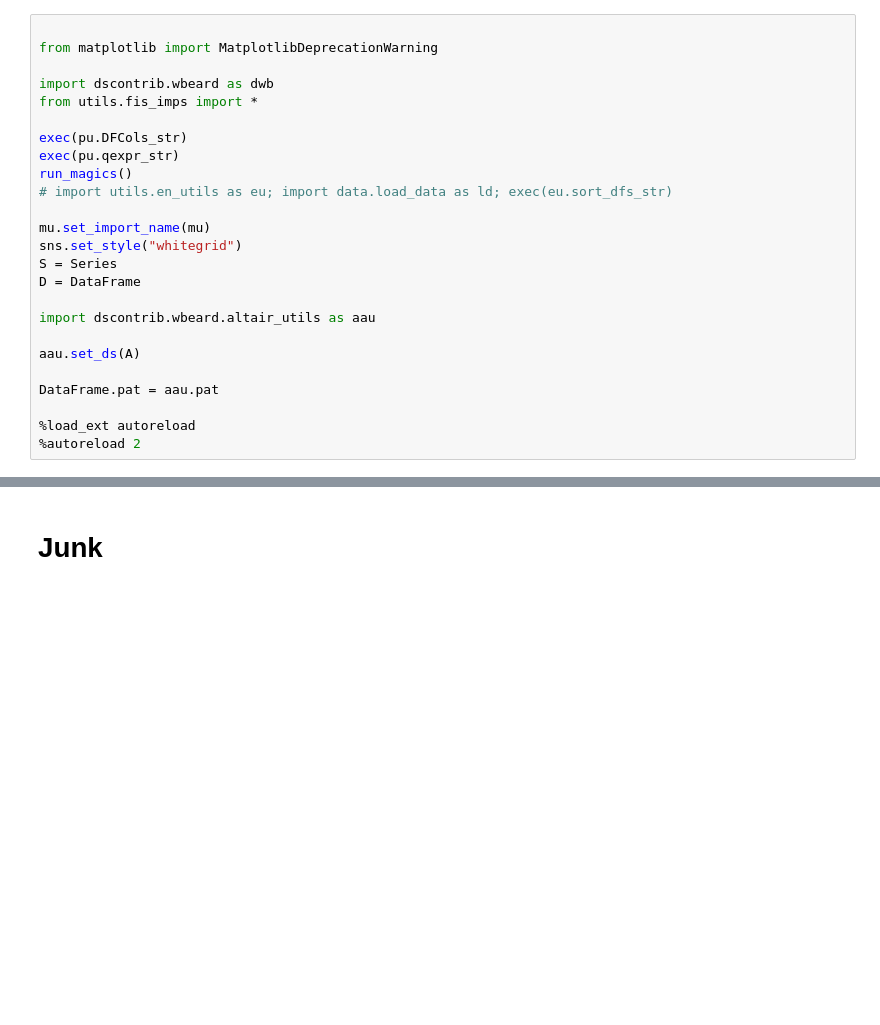
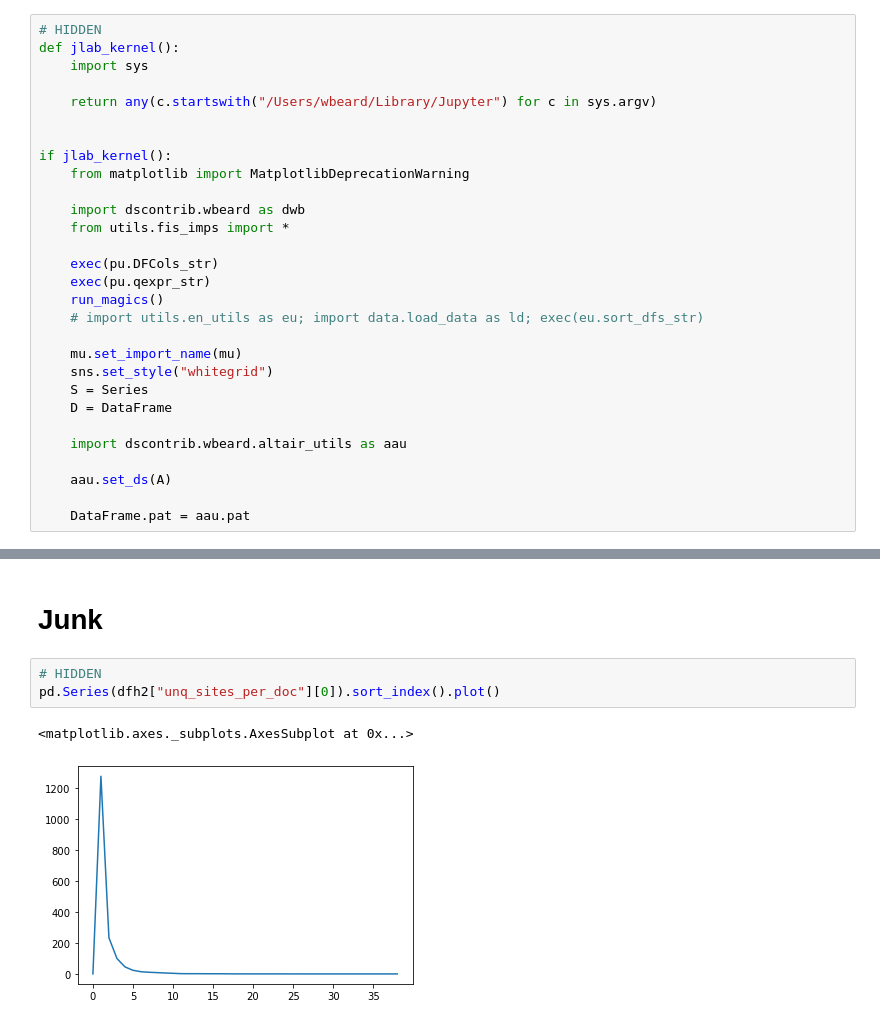
Before and after one commit to wcbeard/fission-dashboard, a Jupyter notebook: reports/fisbook/hist_plots.ipynb, the cells around one changed output, grey strips where cells are left out. Cells and saved outputs as stored; diff of their text form; blank space fills up the shorter version.

```diff
--- a/reports/fisbook/hist_plots.ipynb
+++ b/reports/fisbook/hist_plots.ipynb
@@ -26,27 +37,31 @@ assert __name__ == '__main__', __name__
 # %%
+# HIDDEN
+def jlab_kernel():
+    import sys
 
-from matplotlib import MatplotlibDeprecationWarning
+    return any(c.startswith("/Users/wbeard/Library/Jupyter") for c in sys.argv)
 
-import dscontrib.wbeard as dwb
-from utils.fis_imps import *
 
-exec(pu.DFCols_str)
-exec(pu.qexpr_str)
-run_magics()
-# import utils.en_utils as eu; import data.load_data as ld; exec(eu.sort_dfs_str)
+if jlab_kernel():
+    from matplotlib import MatplotlibDeprecationWarning
 
-mu.set_import_name(mu)
-sns.set_style("whitegrid")
-S = Series
-D = DataFrame
+    import dscontrib.wbeard as dwb
+    from utils.fis_imps import *
 
-import dscontrib.wbeard.altair_utils as aau
+    exec(pu.DFCols_str)
+    exec(pu.qexpr_str)
+    run_magics()
+    # import utils.en_utils as eu; import data.load_data as ld; exec(eu.sort_dfs_str)
 
-aau.set_ds(A)
+    mu.set_import_name(mu)
+    sns.set_style("whitegrid")
+    S = Series
+    D = DataFrame
 
-DataFrame.pat = aau.pat
+    import dscontrib.wbeard.altair_utils as aau
 
-%load_ext autoreload
-%autoreload 2
+    aau.set_ds(A)
+
+    DataFrame.pat = aau.pat
 # %% [output]
 Automatic calling is: Smart
@@ -454,3 +209,9 @@ vz.plot_errb(hdf).properties(height=200, width=800, title=s.name)
 # %% [markdown]
 # Junk
 <!-- # HIDDEN -->
+# %%
+# HIDDEN
+pd.Series(dfh2["unq_sites_per_doc"][0]).sort_index().plot()
+# %% [output]
+<matplotlib.axes._subplots.AxesSubplot at 0x...>
+[figure, added]
```
Also changed, not shown: parts of 57 cells of this notebook, 4 other files.
